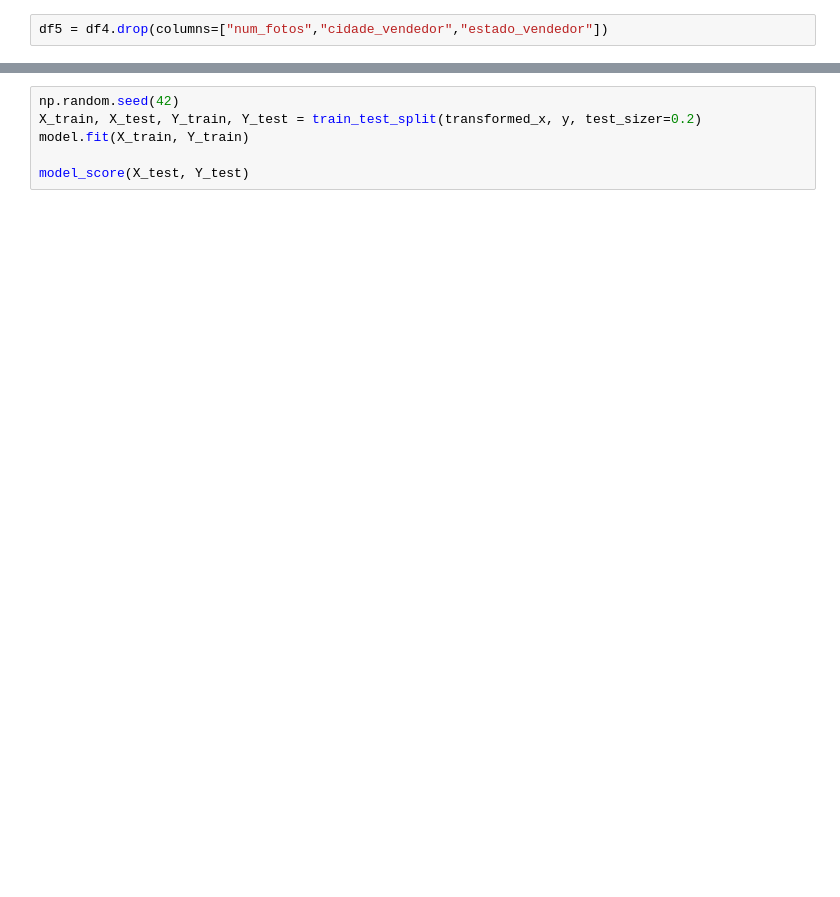
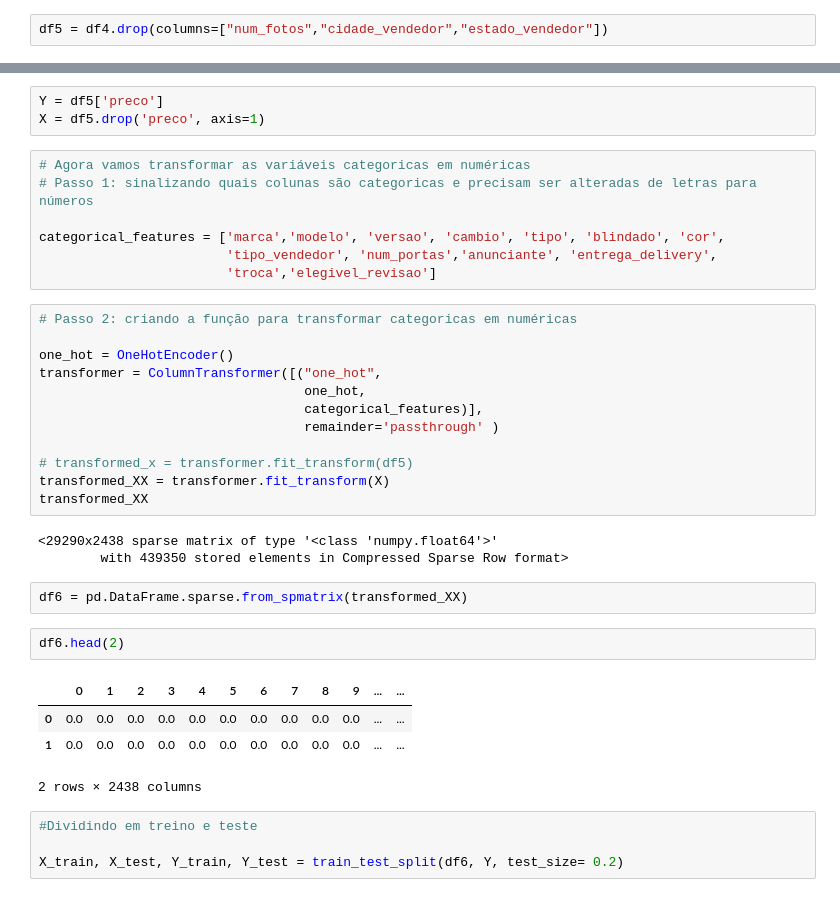
Before and after one commit to AndersonBarross/test_light_house, a Jupyter notebook: LH_CD_ANDERSON_BARROS.ipynb, the cells around one changed output, grey strips where cells are left out. Saved outputs shown, nothing was run; the diff lists cells and outputs as text; blank space fills up the shorter version.

```diff
--- a/LH_CD_ANDERSON_BARROS.ipynb
+++ b/LH_CD_ANDERSON_BARROS.ipynb
@@ -232,6 +318,38 @@ transformed_x
-# %%
-np.random.seed(42)
-X_train, X_test, Y_train, Y_test = train_test_split(transformed_x, y, test_sizer=0.2)
-model.fit(X_train, Y_train)
-
-model_score(X_test, Y_test)
+# %%
+Y = df5['preco']
+X = df5.drop('preco', axis=1)
+# %%
+# Agora vamos transformar as variáveis categoricas em numéricas
+# Passo 1: sinalizando quais colunas são categoricas e precisam ser alteradas de letras para números
+
+categorical_features = ['marca','modelo', 'versao', 'cambio', 'tipo', 'blindado', 'cor',
+                        'tipo_vendedor', 'num_portas','anunciante', 'entrega_delivery',
+                        'troca','elegivel_revisao']
+# %%
+# Passo 2: criando a função para transformar categoricas em numéricas
+
+one_hot = OneHotEncoder()
+transformer = ColumnTransformer([("one_hot",
+                                  one_hot,
+                                  categorical_features)],
+                                  remainder='passthrough' )
+
+# transformed_x = transformer.fit_transform(df5)
+transformed_XX = transformer.fit_transform(X)
+transformed_XX
+# %% [output]
+<29290x2438 sparse matrix of type '<class 'numpy.float64'>'
+        with 439350 stored elements in Compressed Sparse Row format>
+# %%
+df6 = pd.DataFrame.sparse.from_spmatrix(transformed_XX)
+# %%
+df6.head(2)
+# %% [output]
+|  | 0 | 1 | 2 | 3 | 4 | 5 | 6 | 7 | 8 | 9 | ... | ... |
+| 0 | 0.0 | 0.0 | 0.0 | 0.0 | 0.0 | 0.0 | 0.0 | 0.0 | 0.0 | 0.0 | ... | ... |
+| 1 | 0.0 | 0.0 | 0.0 | 0.0 | 0.0 | 0.0 | 0.0 | 0.0 | 0.0 | 0.0 | ... | ... |
+2 rows × 2438 columns
+# %%
+#Dividindo em treino e teste
+
+X_train, X_test, Y_train, Y_test = train_test_split(df6, Y, test_size= 0.2)
```
Also changed, not shown: parts of 22 cells of this notebook.
